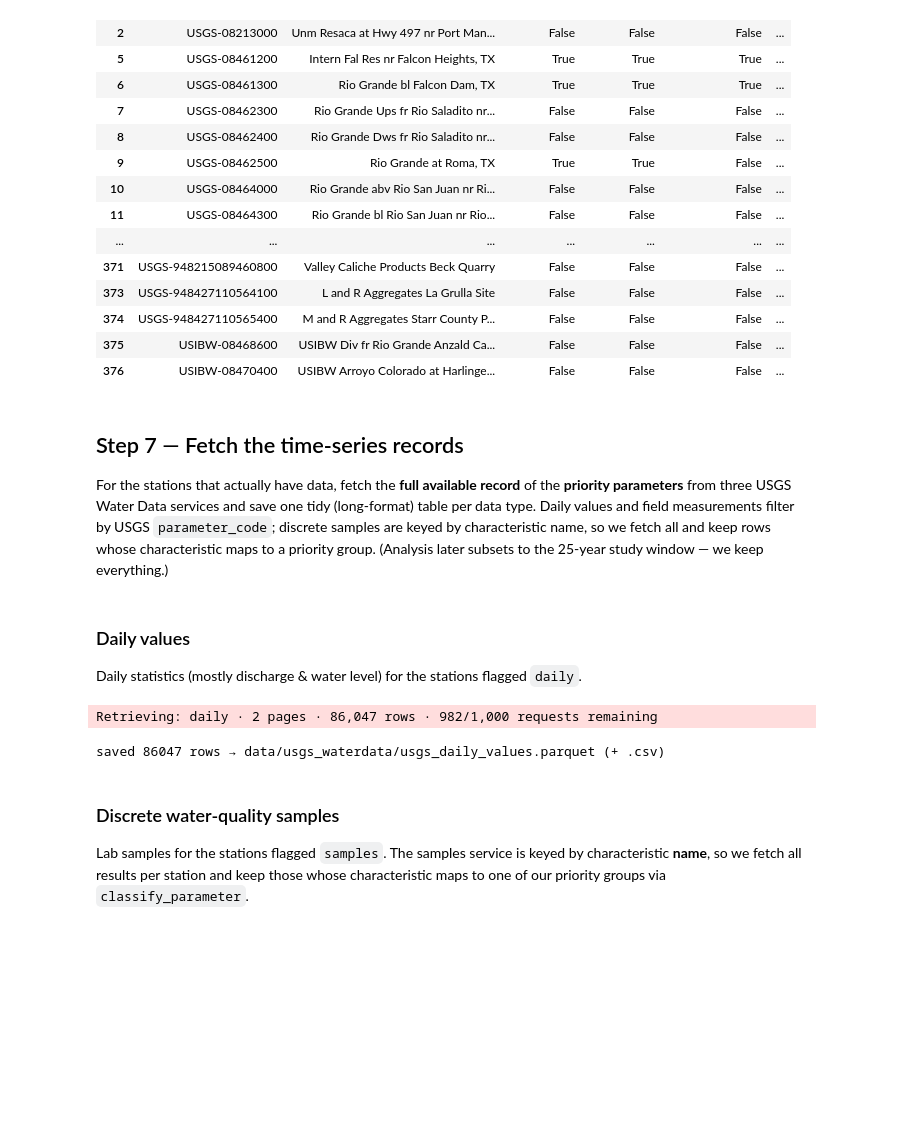
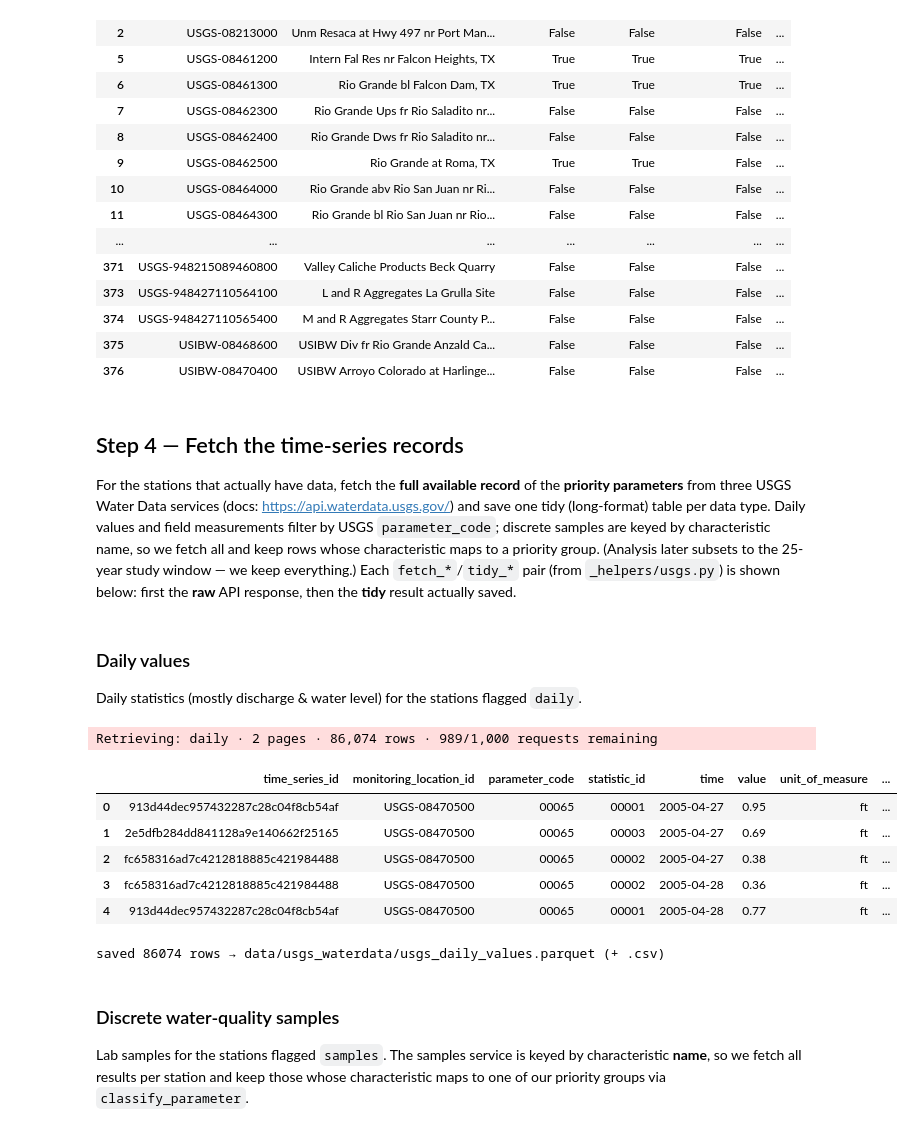
Before and after one commit to LimnoTech/Thornforest, a Jupyter notebook: notebooks/3_usgs_waterdata.ipynb, the cells around one changed output. Cells and saved outputs as stored; diff of their text form; code cells hidden in the pictures; blank space fills up the shorter version.

```diff
--- a/notebooks/3_usgs_waterdata.ipynb
+++ b/notebooks/3_usgs_waterdata.ipynb
@@ -315,13 +258,15 @@ chlorophyll         17
 | 375 | USIBW-08468600 | USIBW Div fr Rio Grande Anzald Ca... | False | False | False | ... |
 | 376 | USIBW-08470400 | USIBW Arroyo Colorado at Harlinge... | False | False | False | ... |
 # %% [markdown]
-## Step 7 — Fetch the time-series records
+## Step 4 — Fetch the time-series records
 
 For the stations that actually have data, fetch the **full available record** of the **priority
-parameters** from three USGS Water Data services and save one tidy (long-format) table per data
-type. Daily values and field measurements filter by USGS `parameter_code`; discrete samples are
-keyed by characteristic name, so we fetch all and keep rows whose characteristic maps to a
-priority group. (Analysis later subsets to the 25-year study window — we keep everything.)
+parameters** from three USGS Water Data services (docs: <https://api.waterdata.usgs.gov/>) and
+save one tidy (long-format) table per data type. Daily values and field measurements filter by
+USGS `parameter_code`; discrete samples are keyed by characteristic name, so we fetch all and keep
+rows whose characteristic maps to a priority group. (Analysis later subsets to the 25-year study
+window — we keep everything.) Each `fetch_*`/`tidy_*` pair (from `_helpers/usgs.py`) is shown
+below: first the **raw** API response, then the **tidy** result actually saved.
 # %%
 # All priority parameter codes, flattened, for the code-keyed services (daily, field).
 PRIORITY_CODES = sorted({c for spec in PRIORITY_GROUPS.values() for c in spec["parameter_codes"]})
@@ -339,28 +279,23 @@ def _parameter_name(code):
 Daily statistics (mostly discharge & water level) for the stations flagged `daily`.
 # %%
 daily_station_ids = stations_in_area.loc[stations_in_area["daily"], "monitoring_location_id"].tolist()
-daily_raw, _ = waterdata.get_daily(
-    monitoring_location_id=daily_station_ids,
-    parameter_code=PRIORITY_CODES,
-    skip_geometry=True,
-)
-daily = daily_raw.rename(columns={"time": "date", "statistic_id": "statistic", "unit_of_measure": "unit"})
-daily["parameter_name"] = daily["parameter_code"].map(_parameter_name)
-daily["priority_group"] = daily["parameter_code"].map(lambda c: classify_parameter(parameter_code=c))
-daily = daily[daily["priority_group"].notna()].copy()
-daily["huc8"] = daily["monitoring_location_id"].map(huc8_by_station)
-daily = (
-    daily[
-        ["monitoring_location_id", "date", "parameter_code", "parameter_name", "statistic",
-         "value", "unit", "approval_status", "qualifier", "priority_group", "huc8"]
-    ]
-    .sort_values(["monitoring_location_id", "parameter_code", "date"])
-    .reset_index(drop=True)
-)
-save_dataframe(daily, S.data_dir / "usgs_waterdata" / "usgs_daily_values.parquet")
+daily_raw = fetch_daily(daily_station_ids, PRIORITY_CODES)
+show(daily_raw.head())  # peek at the raw USGS response shape before we tidy it
 # %% [output]
-Retrieving: daily · 2 pages · 86,047 rows · 982/1,000 requests remaining
+Retrieving: daily · 2 pages · 86,074 rows · 989/1,000 requests remaining
-saved 86047 rows → data/usgs_waterdata/usgs_daily_values.parquet (+ .csv)
+|  | time_series_id | monitoring_location_id | parameter_code | statistic_id | time | value | unit_of_measure | ... |
+| 0 | 913d44dec957432287c28c04f8cb54af | USGS-08470500 | 00065 | 00001 | 2005-04-27 | 0.95 | ft | ... |
+| 1 | 2e5dfb284dd841128a9e140662f25165 | USGS-08470500 | 00065 | 00003 | 2005-04-27 | 0.69 | ft | ... |
+| 2 | fc658316ad7c4212818885c421984488 | USGS-08470500 | 00065 | 00002 | 2005-04-27 | 0.38 | ft | ... |
+| 3 | fc658316ad7c4212818885c421984488 | USGS-08470500 | 00065 | 00002 | 2005-04-28 | 0.36 | ft | ... |
+| 4 | 913d44dec957432287c28c04f8cb54af | USGS-08470500 | 00065 | 00001 | 2005-04-28 | 0.77 | ft | ... |
+# %%
+# Tidy to a long-format table tagged with priority_group / parameter_name / huc8 (see _helpers/usgs.py).
+daily = tidy_daily(daily_raw, huc8_by_station, parameter_name_by_code)
+show(daily.head())
+save_dataframe(daily, S.data_dir / "usgs_waterdata" / "usgs_daily_values.parquet")
+# %% [output]
+saved 86074 rows → data/usgs_waterdata/usgs_daily_values.parquet (+ .csv)
 # %% [markdown]
 ### Discrete water-quality samples
 
```
Also changed, not shown: parts of 17 cells of this notebook, 20 other files.
